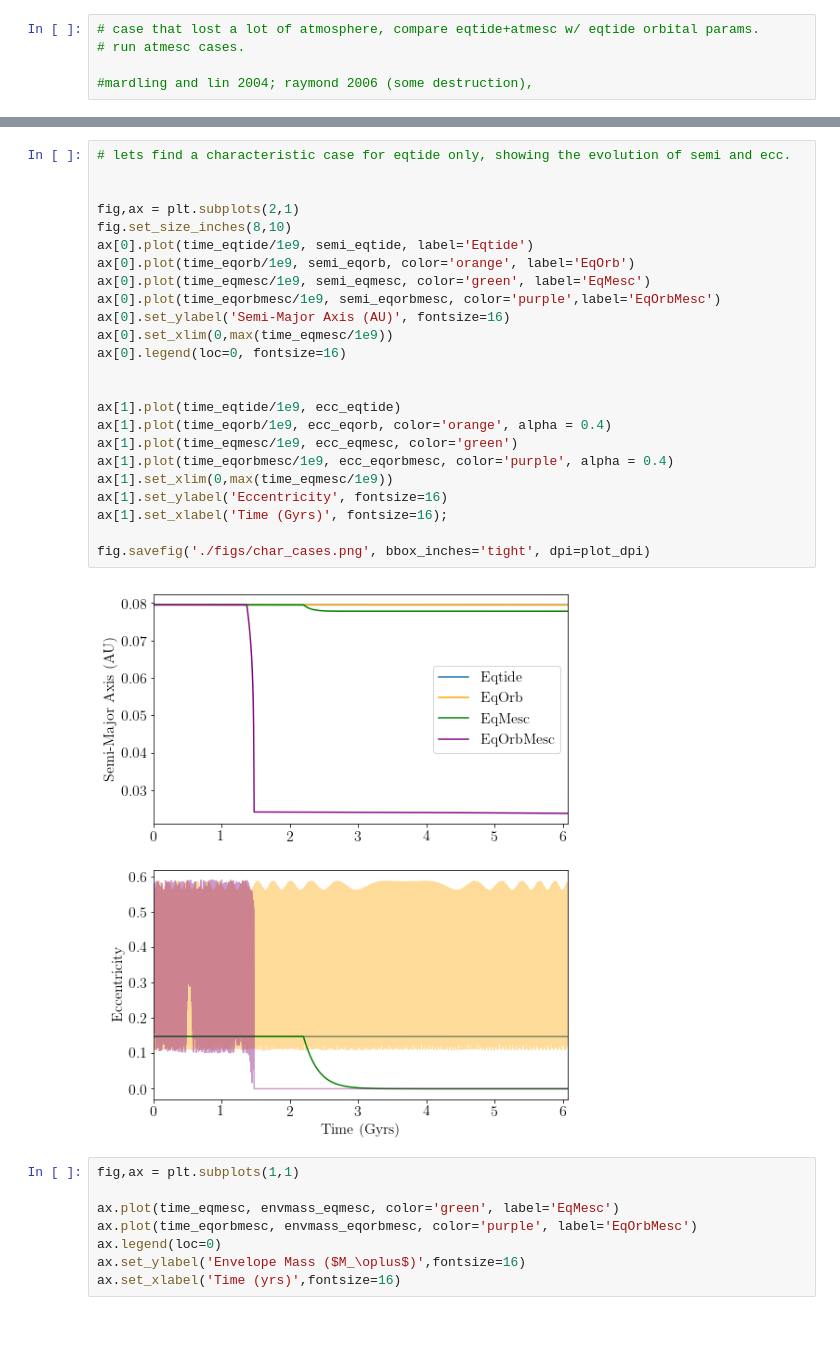
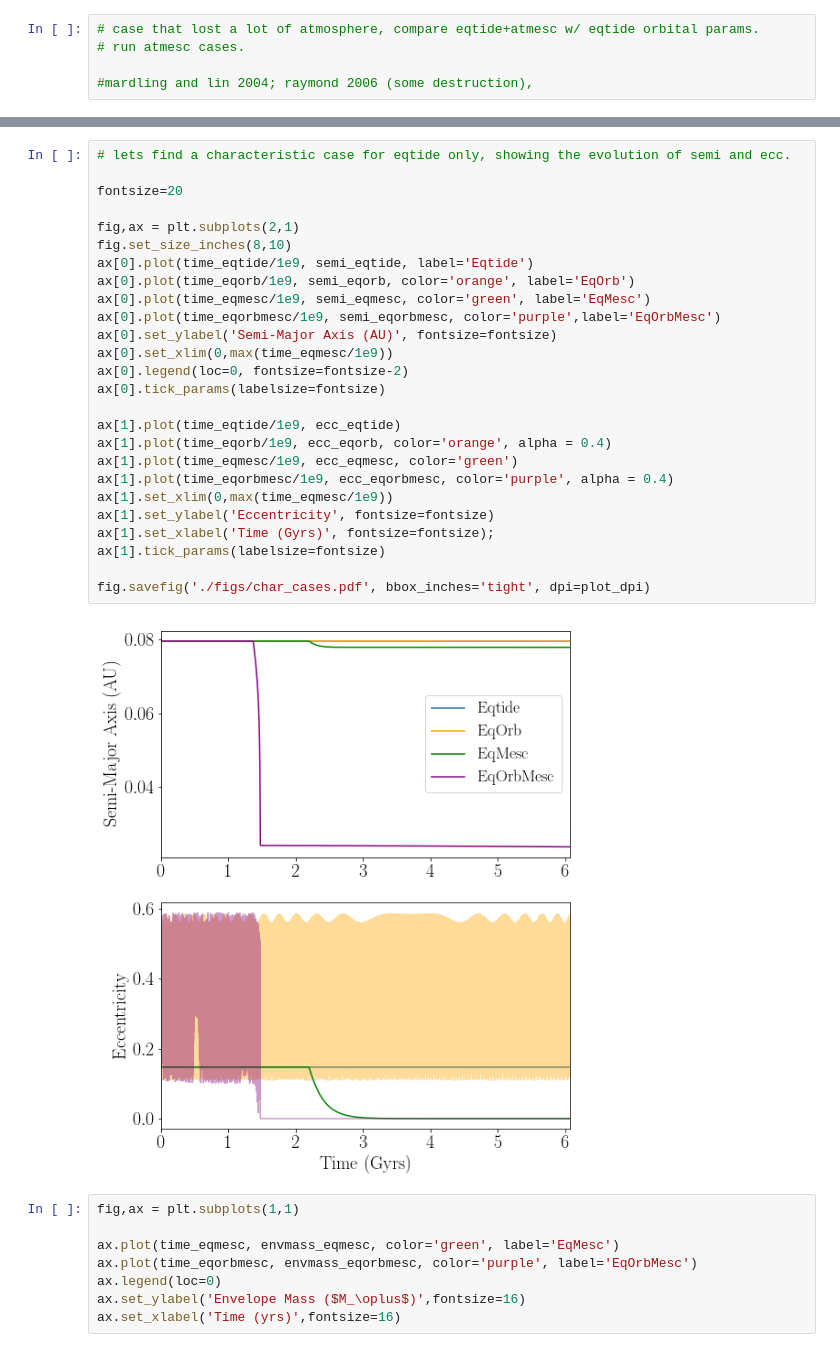
Before and after one commit to dm1681/MergingPerts, a Jupyter notebook: fig_gen.ipynb, the cells around one changed output, grey strips where cells are left out. Cells and saved outputs as stored; diff of their text form; blank space fills up the shorter version.

```diff
--- a/fig_gen.ipynb
+++ b/fig_gen.ipynb
@@ -893,29 +1022,31 @@ fig.savefig('./figs/char_cases_eqtide_eqorb.png', bbox_inches='tight', dpi=plot_
 # %%
 # lets find a characteristic case for eqtide only, showing the evolution of semi and ecc.
 
+fontsize=20
 
 fig,ax = plt.subplots(2,1)
 fig.set_size_inches(8,10)
 ax[0].plot(time_eqtide/1e9, semi_eqtide, label='Eqtide')
 ax[0].plot(time_eqorb/1e9, semi_eqorb, color='orange', label='EqOrb')
 ax[0].plot(time_eqmesc/1e9, semi_eqmesc, color='green', label='EqMesc')
 ax[0].plot(time_eqorbmesc/1e9, semi_eqorbmesc, color='purple',label='EqOrbMesc')
-ax[0].set_ylabel('Semi-Major Axis (AU)', fontsize=16)
+ax[0].set_ylabel('Semi-Major Axis (AU)', fontsize=fontsize)
 ax[0].set_xlim(0,max(time_eqmesc/1e9))
-ax[0].legend(loc=0, fontsize=16)
-
+ax[0].legend(loc=0, fontsize=fontsize-2)
+ax[0].tick_params(labelsize=fontsize)
 
 ax[1].plot(time_eqtide/1e9, ecc_eqtide)
 ax[1].plot(time_eqorb/1e9, ecc_eqorb, color='orange', alpha = 0.4)
 ax[1].plot(time_eqmesc/1e9, ecc_eqmesc, color='green')
 ax[1].plot(time_eqorbmesc/1e9, ecc_eqorbmesc, color='purple', alpha = 0.4)
 ax[1].set_xlim(0,max(time_eqmesc/1e9))
-ax[1].set_ylabel('Eccentricity', fontsize=16)
-ax[1].set_xlabel('Time (Gyrs)', fontsize=16);
+ax[1].set_ylabel('Eccentricity', fontsize=fontsize)
+ax[1].set_xlabel('Time (Gyrs)', fontsize=fontsize);
+ax[1].tick_params(labelsize=fontsize)
 
-fig.savefig('./figs/char_cases.png', bbox_inches='tight', dpi=plot_dpi)
+fig.savefig('./figs/char_cases.pdf', bbox_inches='tight', dpi=plot_dpi)
 # %% [output]
-[figure, old version]
+[figure, new version]
 # %%
 fig,ax = plt.subplots(1,1)
 
```
Also changed, not shown: parts of 26 cells of this notebook, 1 other file.
